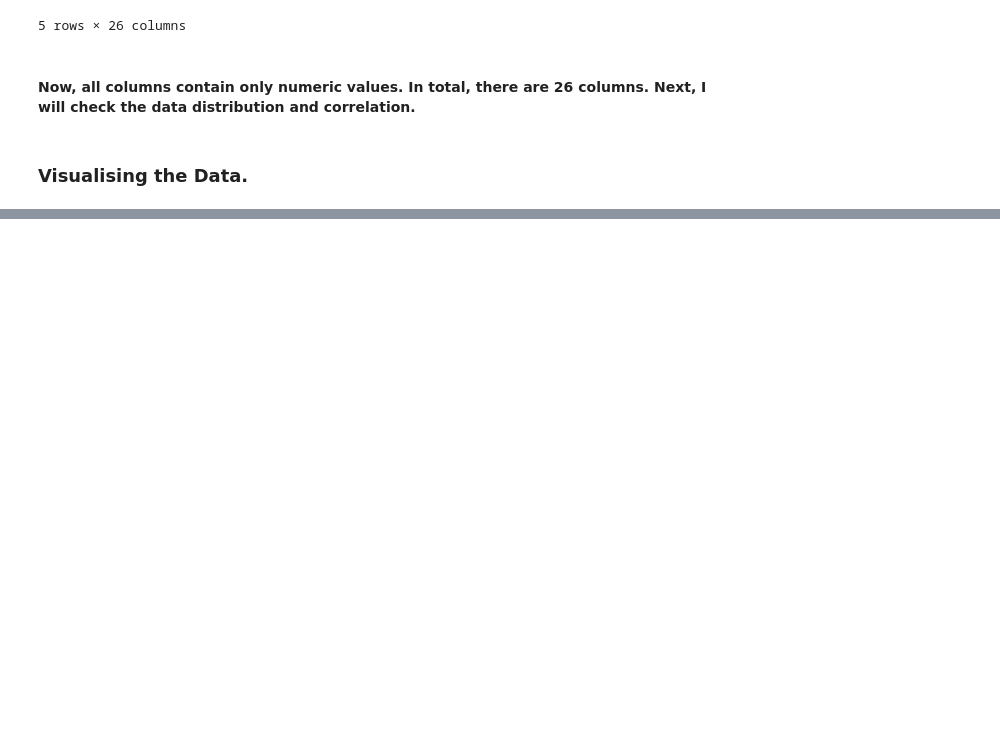
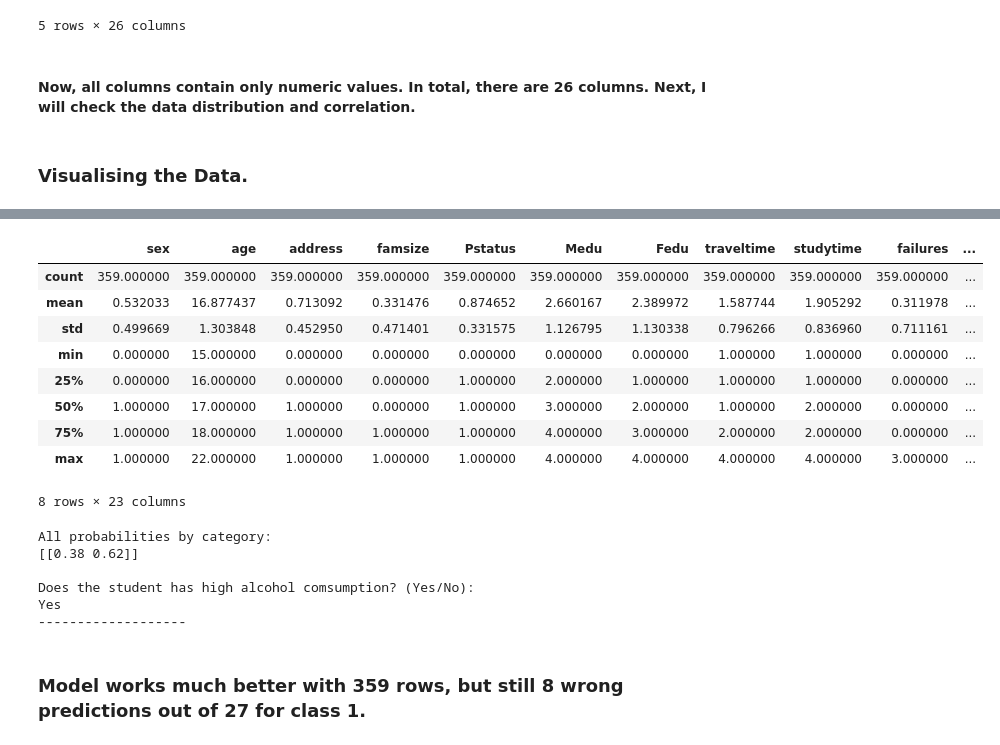
Before and after one commit to RovSveta/Introduction_to-_Machine_Learning_Methods-, a Jupyter notebook: Exercise_project_4/random_forest_student.ipynb, the cells around one changed output, grey strips where cells are left out. Cells and saved outputs as stored; diff of their text form; code cells hidden in the pictures; blank space fills up the shorter version.

```diff
--- a/Exercise_project_4/random_forest_student.ipynb
+++ b/Exercise_project_4/random_forest_student.ipynb
@@ -290,0 +338,5 @@ plt.show()
+# %%
+columns_to_drop_2 = ["internet", "schoolsup", "paid"]
+
+df = df.drop(columns_to_drop_2, axis=1)
+df.head(5)
@@ -290,0 +475,61 @@ plt.show()
+# %%
+df.describe()
+# %% [output]
+|  | sex | age | address | famsize | Pstatus | Medu | Fedu | traveltime | studytime | failures | ... |
+| count | 359.000000 | 359.000000 | 359.000000 | 359.000000 | 359.000000 | 359.000000 | 359.000000 | 359.000000 | 359.000000 | 359.000000 | ... |
+| mean | 0.532033 | 16.877437 | 0.713092 | 0.331476 | 0.874652 | 2.660167 | 2.389972 | 1.587744 | 1.905292 | 0.311978 | ... |
+| std | 0.499669 | 1.303848 | 0.452950 | 0.471401 | 0.331575 | 1.126795 | 1.130338 | 0.796266 | 0.836960 | 0.711161 | ... |
+| min | 0.000000 | 15.000000 | 0.000000 | 0.000000 | 0.000000 | 0.000000 | 0.000000 | 1.000000 | 1.000000 | 0.000000 | ... |
+| 25% | 0.000000 | 16.000000 | 0.000000 | 0.000000 | 1.000000 | 2.000000 | 1.000000 | 1.000000 | 1.000000 | 0.000000 | ... |
+| 50% | 1.000000 | 17.000000 | 1.000000 | 0.000000 | 1.000000 | 3.000000 | 2.000000 | 1.000000 | 2.000000 | 0.000000 | ... |
+| 75% | 1.000000 | 18.000000 | 1.000000 | 1.000000 | 1.000000 | 4.000000 | 3.000000 | 2.000000 | 2.000000 | 0.000000 | ... |
+| max | 1.000000 | 22.000000 | 1.000000 | 1.000000 | 1.000000 | 4.000000 | 4.000000 | 4.000000 | 4.000000 | 3.000000 | ... |
+8 rows × 23 columns
+# %%
+tester_row = {
+    'sex': 0,
+    'age': 17,
+    'address': 0,
+    'famsize': 1,
+    'Pstatus': 0,
+    'Medu': 4,
+    'Fedu':3,
+    'traveltime':4,
+    'studytime':4,
+    'failures':1,
+    'famsup':0,
+    'activities':0,
+    'nursery':0,
+    'higher':0,
+    'romantic':1,
+    'famrel':1,
+    'freetime':5,
+    'goout':5,
+    'health':1,
+    'absences':80,
+    'guardian_father':1,
+    'guardian_mother':0,
+}
+
+# create a pandas DataFrame and scale the values
+tester_row = pd.DataFrame([tester_row])
+# tester_row = sc.transform(tester_row)
+
+print("All probabilities by category:")
+print(model.predict_proba(tester_row))
+print()
+
+# change these based on your original data
+labels = ["No", "Yes"]
+
+print("Does the student has high alcohol comsumption? (Yes/No):")
+result = labels[model.predict(tester_row)[0]]
+print(result)
+print("-------------------")
+# %% [output]
+All probabilities by category:
+[[0.38 0.62]]
+
+Does the student has high alcohol comsumption? (Yes/No):
+Yes
+-------------------
@@ -290,0 +540,2 @@ plt.show()
+# %% [markdown]
+### Model works much better with 359 rows, but still 8 wrong predictions out of 27 for class 1.
```
Also changed, not shown: parts of 43 cells of this notebook, 3 other files.
